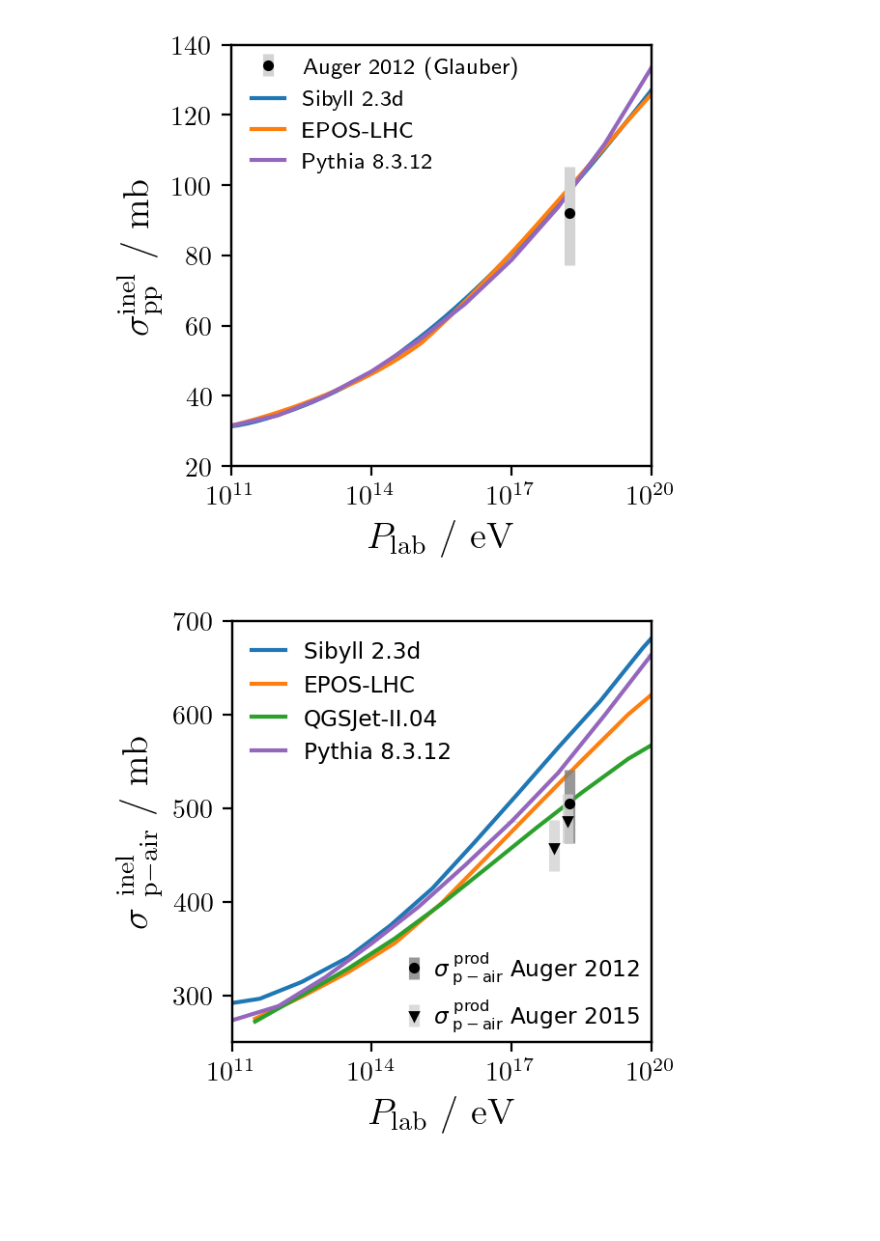
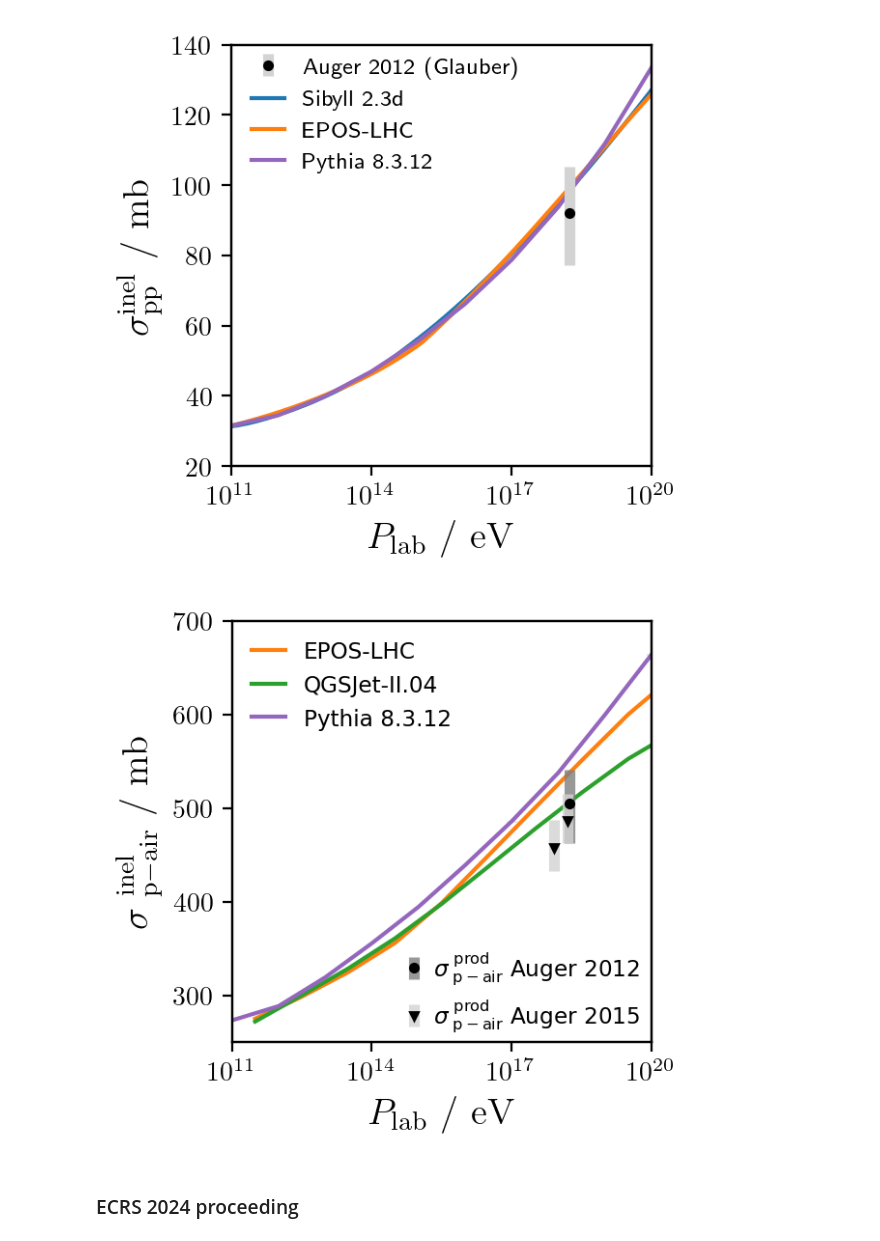
Before and after one commit to gaudu/pythia8312, a Jupyter notebook: examples/pythia8312_xsec_plotting.ipynb, the cells around one changed output. Cells and saved outputs as stored; diff of their text form; code cells hidden in the pictures; blank space fills up the shorter version.

Commit message:
update and organize data extraction + remove png output format + tidy up poster/proceeding sections

```diff
--- a/examples/pythia8312_xsec_plotting.ipynb
+++ b/examples/pythia8312_xsec_plotting.ipynb
@@ -201,3 +191,15 @@ xs_Fe_N_qgsjetII04 = loadtxt(f"{xsec_tanguy_path}/sigmaFeN_qgsjetII04.dat", unpa
+# %%
+# total and production cross-sections (prod: production, q.ela: quasi-elastic + elastic)
+
+df_sib_HeN_NN_FeN = pd.read_csv('xsec_felix_files/sig-h-nitrogen-new.out', delim_whitespace=True, header=None, skiprows=22)
+elab_sib_HeN_NN_FeN = df_sib_HeN_NN_FeN[1]
+xs_He_N_sib = df_sib_HeN_NN_FeN[4]+df_sib_HeN_NN_FeN[5]
+xs_N_N_sib = df_sib_HeN_NN_FeN[6]+df_sib_HeN_NN_FeN[7]
+xs_Fe_N_sib = df_sib_HeN_NN_FeN[10]+df_sib_HeN_NN_FeN[11]
+
+df_sib_pN = pd.read_csv('xsec_felix_files/sig-h-nitrogen-new-new.out', delim_whitespace=True, header=None, skiprows=23)
+elab_sib_pN = df_sib_pN[1]
+xs_p_N_sib = df_sib_pN[4]+df_sib_pN[5]
 # %% [markdown]
 File from Felix for proton against oxygen-16 for Pythia 8, with the temporary fix in C8 to include the mass factor missing ($\sqrt{s_{NN}} = \sqrt{s} / 16$ for pO)
 # %%
@@ -1387,12 +1254,12 @@ plt.rcParams['font.sans-serif'] = ['DejaVu Sans']
 # sibyll 2.3d
 num_values = 12
 selected_indices = np.linspace(0, len(xs_p_N_sib) - 1, num_values, dtype=int)
-elab_selected = (10 ** elab_sib_2)[selected_indices] * 1e9
+elab_selected = (10 ** elab_sib_pN)[selected_indices] * 1e9
 y_selected_N_sib = xs_p_N_sib[selected_indices]
 y_selected_O_sib = np.interp(elab_selected, xs_p_O_sib[0, :], xs_p_O_sib[1, :])
 y_mixed_sib = 0.2 * y_selected_O_sib + 0.8 * y_selected_N_sib
 x_sib = elab_selected
-ax.plot(x_sib, y_mixed_sib, "-", color="tab:blue", label="Sibyll 2.3d")
+#ax.plot(x_sib, y_mixed_sib, "-", color="tab:blue", label="Sibyll 2.3d")
 
 # epos-lhc
 num_values = 10
@@ -1421,33 +1288,34 @@ ax.plot(xs_p_air_qgs[0,:], xs_p_air_qgs[1,:], "-", color="tab:green", label="QGS
 # pythia 8.3.12
 p_N_sNN_dataframe = p_N_sNN_dataframe.reset_index(drop=True)
 p_O_sNN_dataframe = p_O_sNN_dataframe.reset_index(drop=True)
 p_Ar_sNN_dataframe = p_Ar_sNN_dataframe.reset_index(drop=True)
 p_air_dataframe = p_O_sNN_dataframe.copy()
 p_air_dataframe['sig_inel_O'] = p_O_sNN_dataframe['sig_inel']*0.21
 p_air_dataframe['sig_inel_N'] = p_N_sNN_dataframe['sig_inel']*0.78
 p_air_dataframe['sig_inel_Ar'] = p_Ar_sNN_dataframe['sig_inel']*0.01
 p_air_dataframe['sig_inel'] = p_air_dataframe['sig_inel_O'] + p_air_dataframe['sig_inel_N'] + p_air_dataframe['sig_inel_Ar']
 p_air_dataframe['err_inel'] = np.sqrt((0.21 * p_O_sNN_dataframe['err_inel'])**2 + (0.78 * p_N_sNN_dataframe['err_inel'])**2 + (0.01 * p_Ar_sNN_dataframe['err_inel'])**2)
 ax.errorbar(p_air_dataframe['plab']*1e9, p_air_dataframe['sig_inel'], yerr=p_air_dataframe['err_inel'], c='tab:purple', ecolor='lightgrey', elinewidth=4, ls='-')
 ax.plot([None], [None], ls='-', color="tab:purple", label="Pythia 8.3.12")
 
 ax.legend(loc='upper left', bbox_to_anchor=(0, 1), fontsize="small", frameon=False, handlelength=1.5)
 
 # experiments
 ax3 = ax.twinx()
 ax3.set_ylim(ax.get_ylim())
 ax3.get_yaxis().set_visible(False)
 ax3.errorbar(10**18.24, 505, yerr=[[42.2], [35.6]], c='black', fmt='o', ms=3, ecolor='tab:grey', elinewidth=4, label=r"$\sigma^\mathrm{~prod}_\mathrm{~p-air}$ Auger 2012")
 ax3.errorbar(10**17.9, 457.511, yerr=[[24.7], [30.1]], c='black', fmt='v', ms=3, ecolor='lightgrey', elinewidth=4, label=r"$\sigma^\mathrm{~prod}_\mathrm{~p-air}$ Auger 2015")
 ax3.errorbar(10**18.2, 485.767, yerr=[[23.6], [28.9]], c='black', fmt='v', ms=3, ecolor='lightgrey', elinewidth=4)
 for collection in ax3.collections:
     collection.set_alpha(0.8)
 ax3.legend(loc='lower right', bbox_to_anchor=(1.02, -0.03), fontsize="small", frameon=False, handlelength=1.5, labelspacing=0.5, handletextpad=0.1)
 
 plt.rcParams['text.usetex'] = True
 
 fig.tight_layout()
-fig.savefig("xs_inel_p-air_UHECR_2024.png", dpi=400)
-fig.savefig("xs_inel_p-air_UHECR_2024.pdf", format='pdf')
+fig.savefig("xs_inel_p-air_UHECR_2024_poster.pdf", format='pdf')
 # %% [output]
-[figure, old version]
+[figure, new version]
+# %% [markdown]
+### ECRS 2024 proceeding
```
Also changed, not shown: parts of 30 cells of this notebook.
